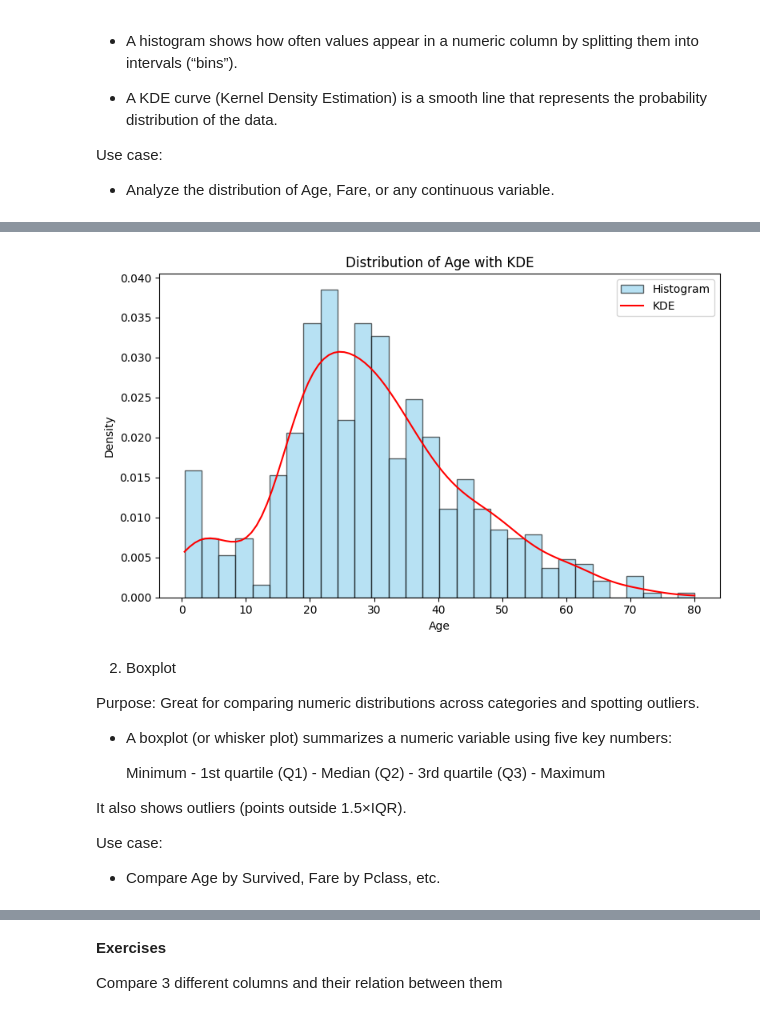
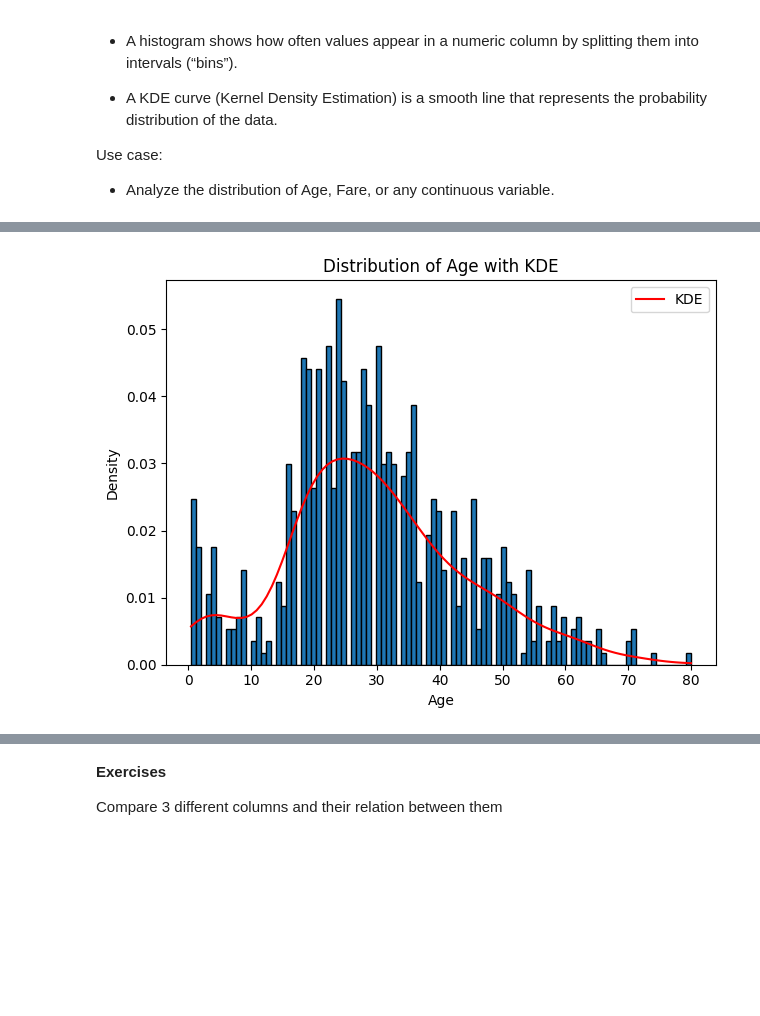
Before and after one commit to MAL-TO/Workshop-ML, a Jupyter notebook: lab-01.ipynb, the cells around one changed output, grey strips where cells are left out. Saved outputs shown, nothing was run; the diff lists cells and outputs as text; code cells hidden in the pictures; blank space fills up the shorter version.

Commit message:
Improved 'Basic Data Visualization' section

```diff
--- a/lab-01.ipynb
+++ b/lab-01.ipynb
@@ -525,41 +565,26 @@ Use case:
 # %%
-import matplotlib.pyplot as plt
+age_data = df['Age'].dropna()
 
-# Set a general style for plots
-#plt.style.use('seaborn-whitegrid')
+# Create a histogram of ages
+plt.hist(age_data, bins=100, edgecolor='black', density=True)
 
-plt.figure(figsize=(8, 5))
-plt.hist(df['Age'].dropna(), bins=30, color='skyblue', edgecolor='black', density=True, alpha=0.6, label='Histogram')
-
-
-from scipy.stats import gaussian_kde
+# Apply Kernel Density Estimation to smooth the age distribution
 # gaussian_kde: A class for performing kernel density estimation.
 # It is a non-parametric way to estimate the probability density function of a random variable.
 # It is a useful tool for visualizing the distribution of data points in a dataset.
-kde = gaussian_kde(df['Age'].dropna())
-age_range = np.linspace(df['Age'].min(), df['Age'].max(), 100)
-plt.plot(age_range, kde(age_range), color='red', label='KDE')
+kde = gaussian_kde(age_data)
+age_range = np.linspace(age_data.min(), age_data.max(), 100)
+kde_values = kde(age_range)
+
+# Plot the KDE curve on top of the histogram
+plt.plot(age_range, kde_values, color='red', label='KDE')
 
 
 plt.title('Distribution of Age with KDE')
 plt.xlabel('Age')
 plt.ylabel('Density')
 plt.legend()
 plt.tight_layout()
 plt.show()
 # %% [output]
-[figure, old version]
+[figure, new version]
-# %% [markdown]
-2. Boxplot
-
-Purpose: Great for comparing numeric distributions across categories and spotting outliers.
-
-- A boxplot (or whisker plot) summarizes a numeric variable using five key numbers:
-
-  Minimum - 1st quartile (Q1) - Median (Q2) - 3rd quartile (Q3) - Maximum
-
-It also shows outliers (points outside 1.5×IQR).
-
-Use case:
-
-- Compare Age by Survived, Fare by Pclass, etc.
```
Also changed, not shown: parts of 14 cells of this notebook, 1 other file.
